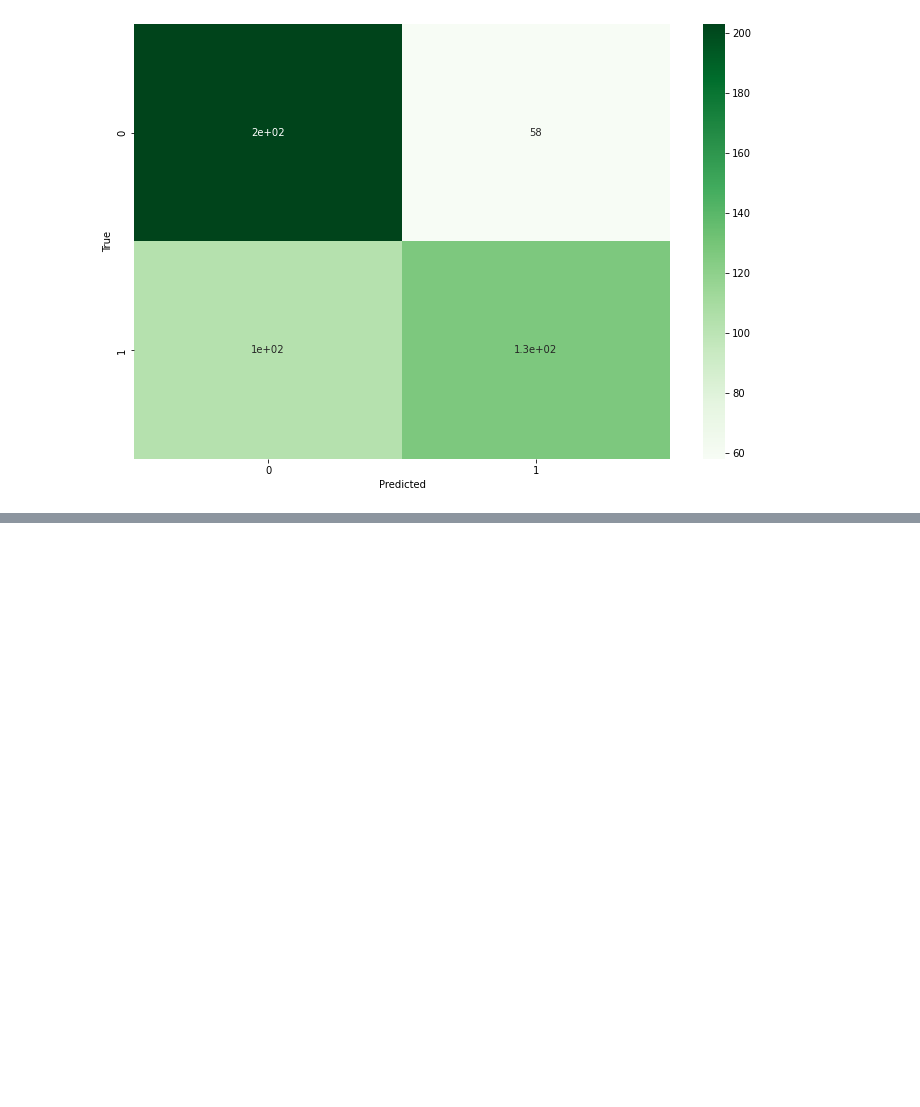
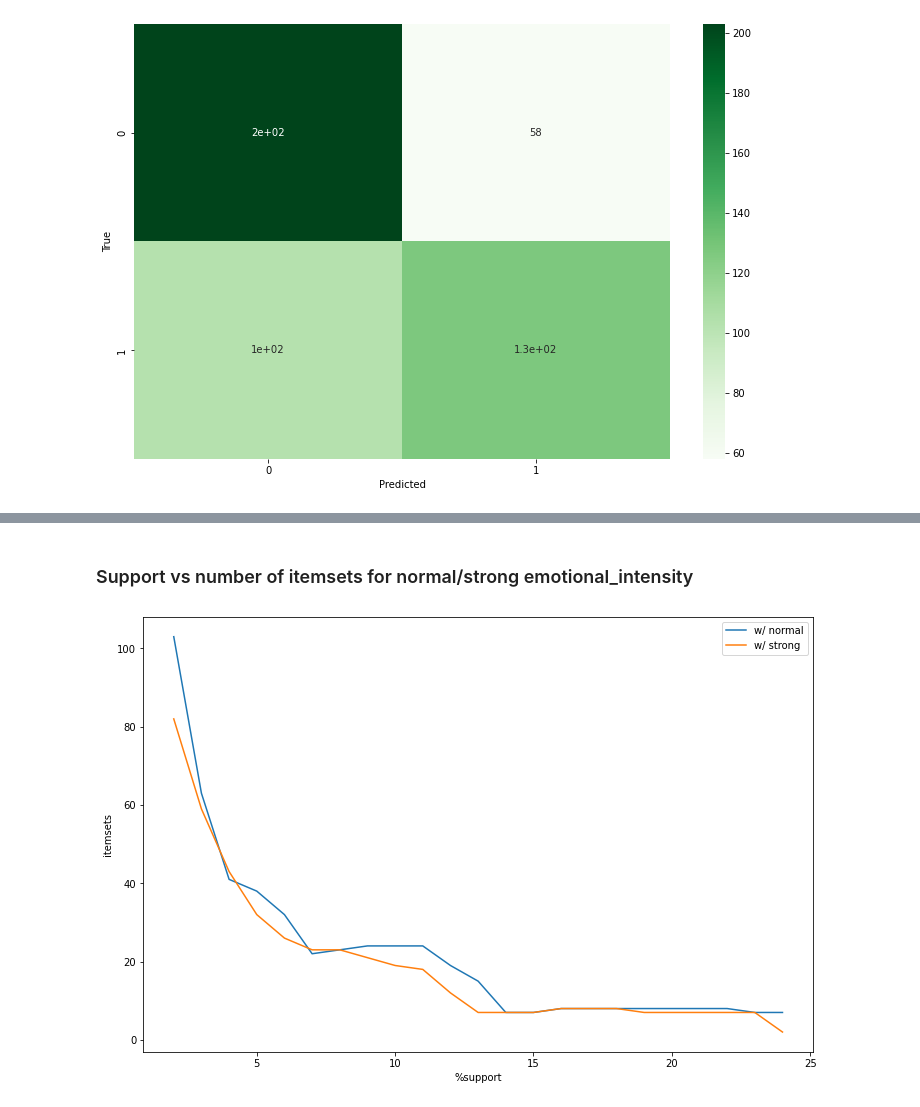
Before and after one commit to Claudio-95/DM22-23, a Jupyter notebook: Project_2nd part.ipynb, the cells around one changed output, grey strips where cells are left out. Saved outputs shown, nothing was run; the diff lists cells and outputs as text; code cells hidden in the pictures; blank space fills up the shorter version.

```diff
--- a/Project_2nd part.ipynb
+++ b/Project_2nd part.ipynb
@@ -408,0 +530,20 @@ Confusion matrix:
+# %% [markdown]
+### Support vs number of itemsets for normal/strong emotional_intensity
+# %%
+filter_1 = []
+filter_2 = []
+for i in range(2, max_supp):
+    max_itemsets = apriori(X, target="m", supp=i, zmin=zmin)
+    filter_1.append(len([item for item in max_itemsets if "normal" in item[0]]))
+    filter_2.append(len([item for item in max_itemsets if "strong" in item[0]]))
+
+plt.plot(np.arange(2, max_supp), filter_1, label="w/ normal")
+plt.plot(np.arange(2, max_supp), filter_2, label="w/ strong")
+plt.legend()
+plt.xticks()
+plt.xlabel("%support")
+plt.ylabel("itemsets")
+
+plt.show()
+# %% [output]
+[figure, added]
```
Also changed, not shown: parts of 13 cells of this notebook.
